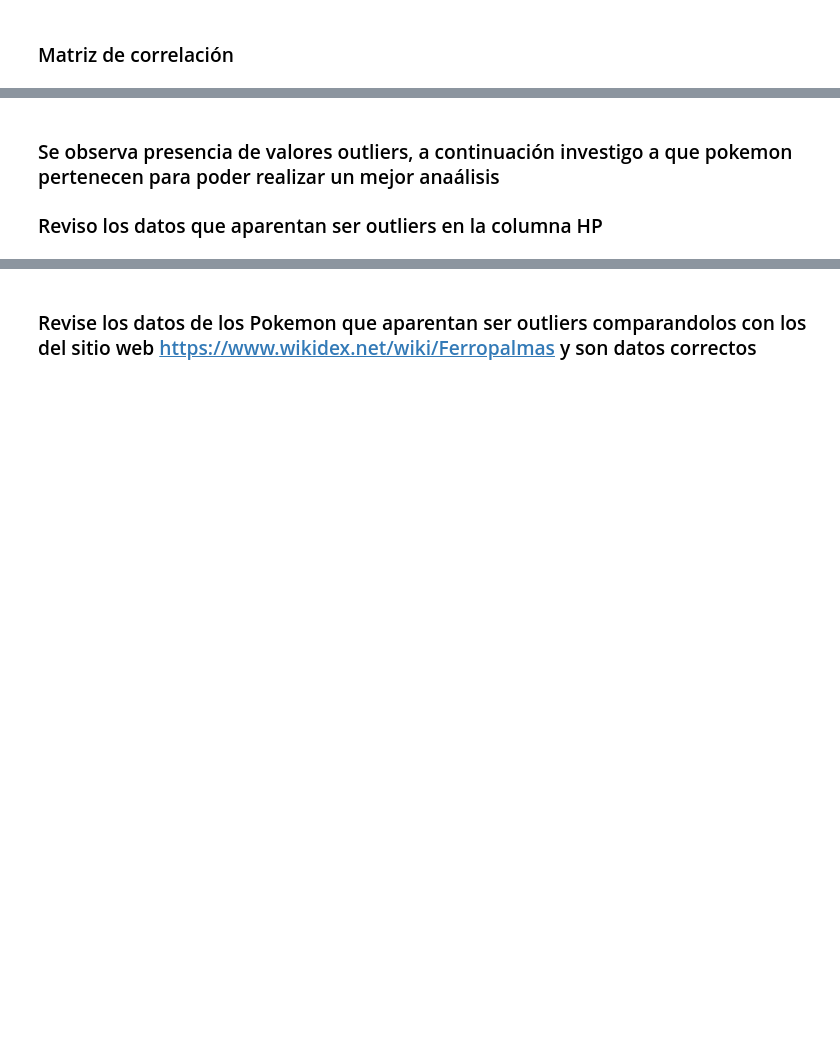
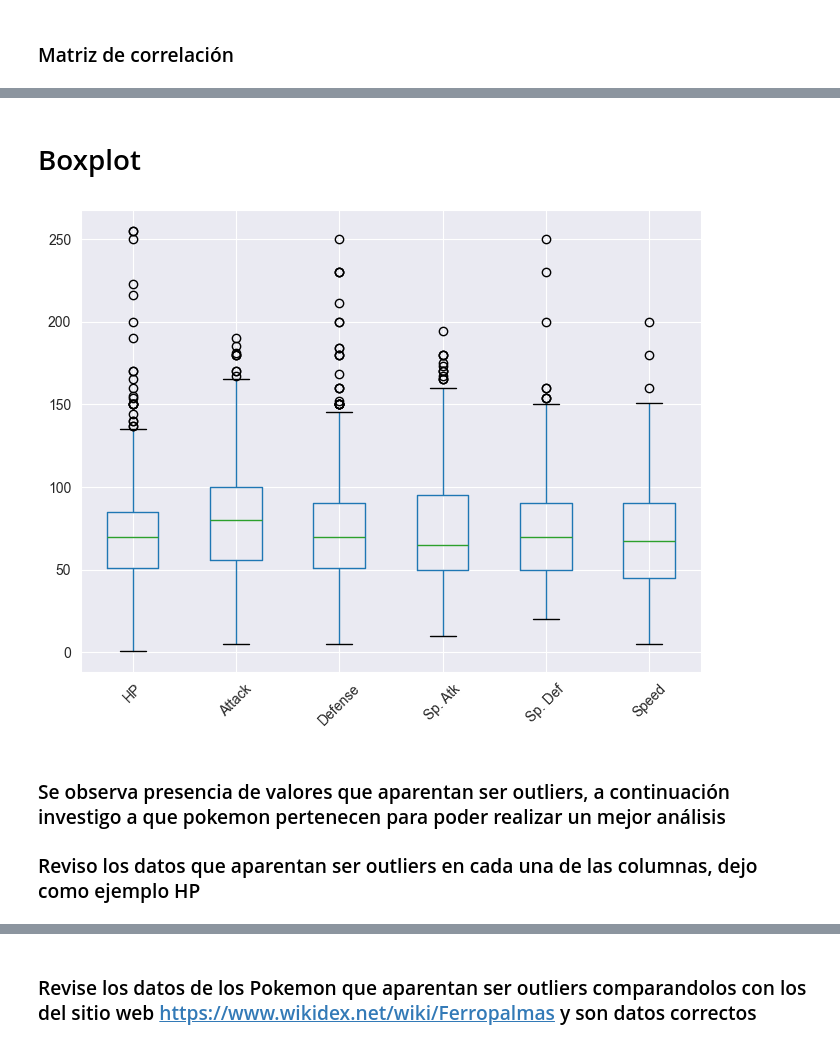
Before and after one commit to Mirian2550/MDD_tps_1_2_3, a Jupyter notebook: tp2_mdd.ipynb, the cells around one changed output, grey strips where cells are left out. Drawn from its saved outputs; the diff is of its cells as text; code cells hidden in the pictures; blank space fills up the shorter version.

```diff
--- a/tp2_mdd.ipynb
+++ b/tp2_mdd.ipynb
@@ -343,4 +373,4 @@ plt.show()
 # %% [markdown]
 # Dataset de Pokemon
 # %%
-df = pd.read_csv('data/PokemonDB2.csv')
+df = pd.read_csv('data/PokemonDB.csv')
@@ -389,6 +470,15 @@ plt.figure(figsize=(12, 8))
+# %% [markdown]
+# Boxplot
+# %%
+plt.figure(figsize=(8, 6))
+df.boxplot(figsize=(12, 8))
+plt.xticks(rotation=45)
+plt.show()
+# %% [output]
+[figure, added]
 # %% [markdown]
-### Se observa presencia de valores outliers, a continuación investigo a que pokemon pertenecen para poder realizar un mejor anaálisis
-### Reviso los datos que aparentan ser outliers en la columna HP
+### Se observa presencia de valores que aparentan ser outliers, a continuación investigo a que pokemon pertenecen para poder realizar un mejor análisis
+### Reviso los datos que aparentan ser outliers en cada una de las columnas, dejo como ejemplo HP
 # %%
 # Calcular el rango intercuartílico (IQR)
 Q1 = df['HP'].quantile(0.25)
```
Also changed, not shown: parts of 53 cells of this notebook, 2 other files.
